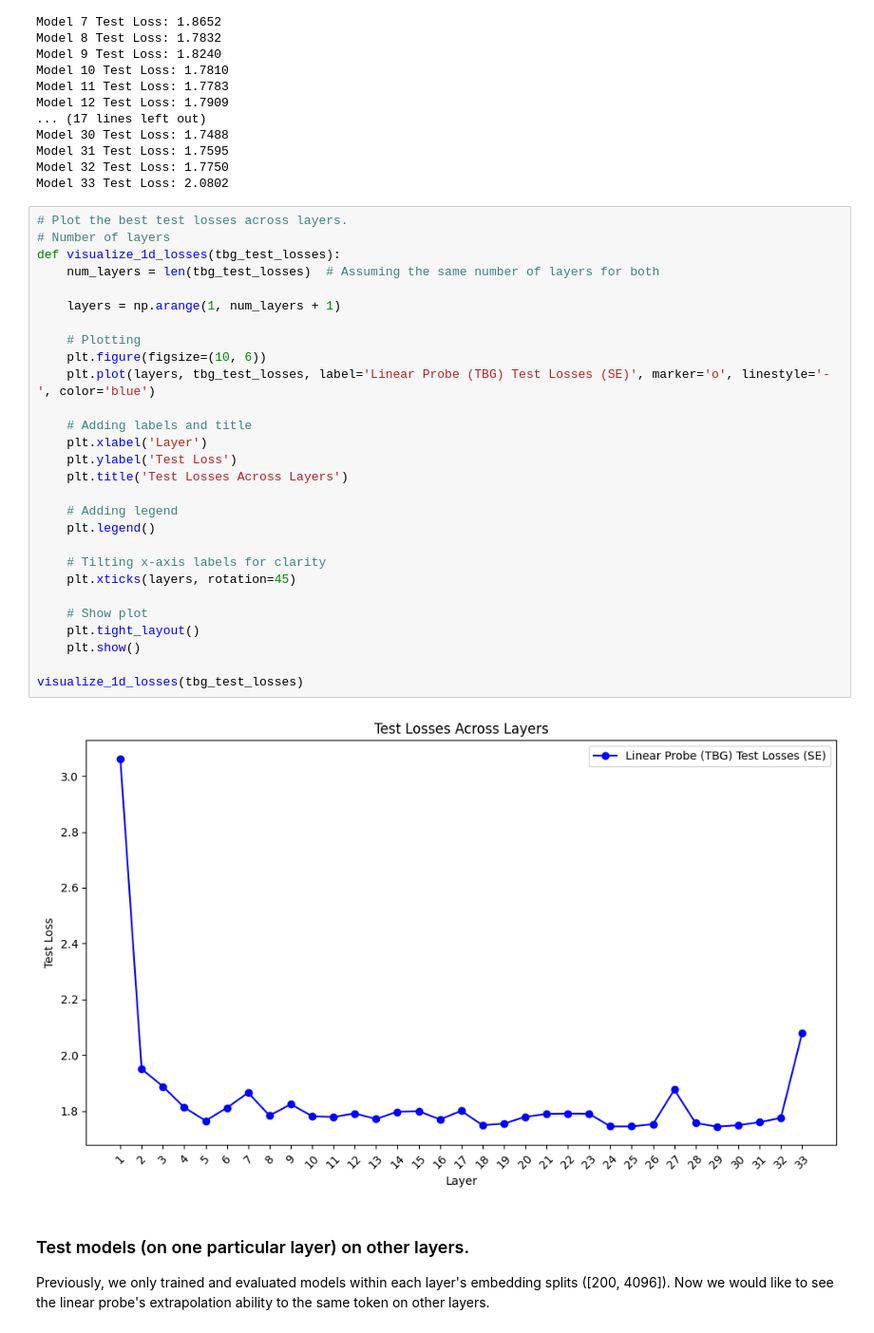
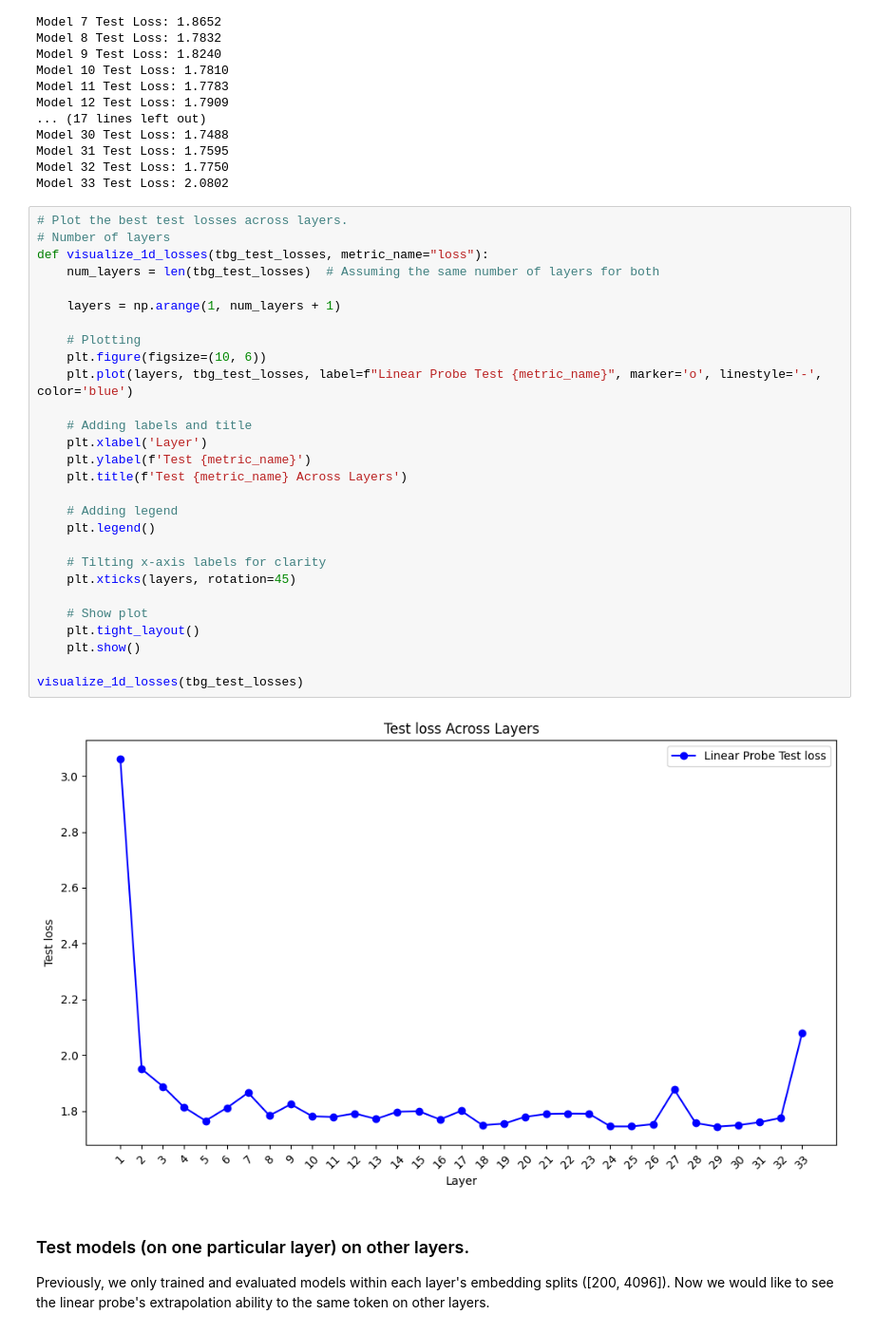
Before and after one commit to JThh/long_hallucinations, a Jupyter notebook: notebooks/2024-03-20-latent-probe-specific-tokens-more-generations.ipynb, the cells around one changed output. Shown: that part at 95% size. Drawn from its saved outputs; the diff is of its cells as text.

```diff
--- a/notebooks/2024-03-20-latent-probe-specific-tokens-more-generations.ipynb
+++ b/notebooks/2024-03-20-latent-probe-specific-tokens-more-generations.ipynb
@@ -323,33 +325,33 @@ Model 33 Test Loss: 2.0802
 # %%
 # Plot the best test losses across layers.
 # Number of layers
-def visualize_1d_losses(tbg_test_losses):
+def visualize_1d_losses(tbg_test_losses, metric_name="loss"):
     num_layers = len(tbg_test_losses)  # Assuming the same number of layers for both
 
     layers = np.arange(1, num_layers + 1)
 
     # Plotting
     plt.figure(figsize=(10, 6))
-    plt.plot(layers, tbg_test_losses, label='Linear Probe (TBG) Test Losses (SE)', marker='o', linestyle='-', color='blue')
+    plt.plot(layers, tbg_test_losses, label=f"Linear Probe Test {metric_name}", marker='o', linestyle='-', color='blue')
 
     # Adding labels and title
     plt.xlabel('Layer')
-    plt.ylabel('Test Loss')
-    plt.title('Test Losses Across Layers')
+    plt.ylabel(f'Test {metric_name}')
+    plt.title(f'Test {metric_name} Across Layers')
 
     # Adding legend
     plt.legend()
 
     # Tilting x-axis labels for clarity
     plt.xticks(layers, rotation=45)
 
     # Show plot
     plt.tight_layout()
     plt.show()
 
 visualize_1d_losses(tbg_test_losses)
 # %% [output]
-[figure, old version]
+[figure, new version]
 # %% [markdown]
 ### Test models (on one particular layer) on other layers.
 
```
Also changed, not shown: parts of 5 cells of this notebook.
